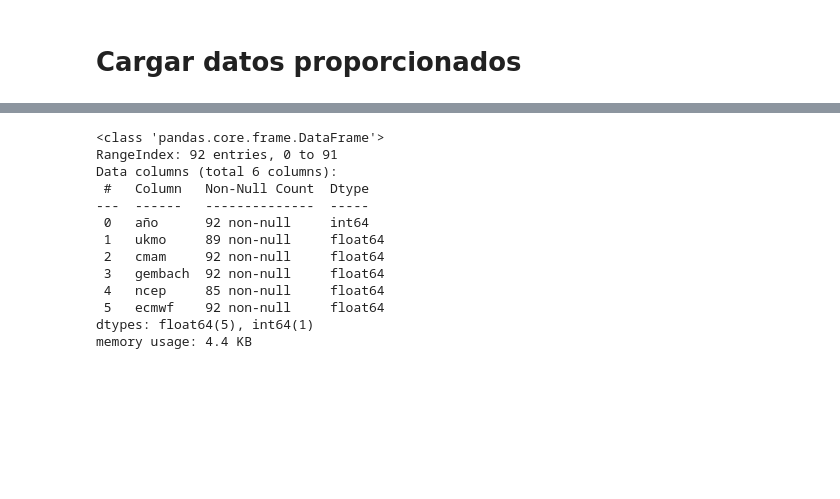
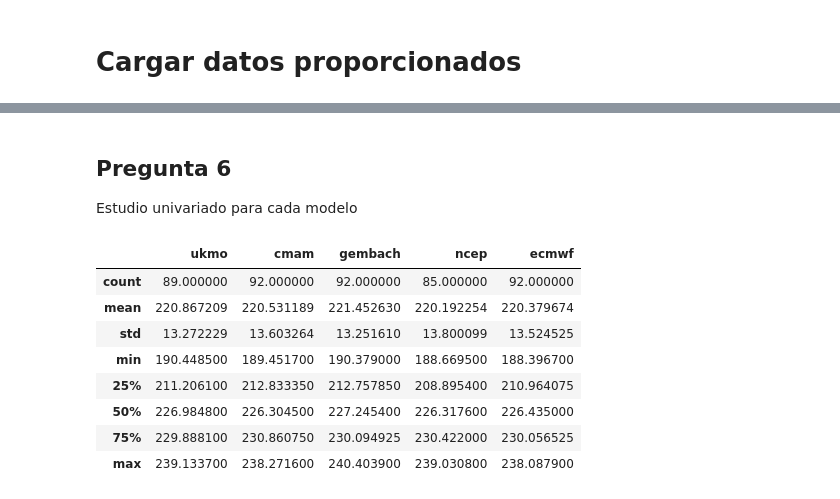
Before and after one commit to SebastianJanampa/ITBA, a Jupyter notebook: preliminares/codigo.ipynb, the cells around one changed output, grey strips where cells are left out. Drawn from its saved outputs; the diff is of its cells as text; code cells hidden in the pictures; blank space fills up the shorter version.

```diff
--- a/preliminares/codigo.ipynb
+++ b/preliminares/codigo.ipynb
@@ -21,16 +60,15 @@ df.head() # visualizar 5 primeras filas
+# %% [markdown]
+## Pregunta 6
+Estudio univariado para cada modelo
 # %%
-df.info()
+df.describe()
 # %% [output]
-<class 'pandas.core.frame.DataFrame'>
-RangeIndex: 92 entries, 0 to 91
-Data columns (total 6 columns):
- #   Column   Non-Null Count  Dtype
----  ------   --------------  -----
- 0   año      92 non-null     int64
- 1   ukmo     89 non-null     float64
- 2   cmam     92 non-null     float64
- 3   gembach  92 non-null     float64
- 4   ncep     85 non-null     float64
- 5   ecmwf    92 non-null     float64
-dtypes: float64(5), int64(1)
-memory usage: 4.4 KB
+|  | ukmo | cmam | gembach | ncep | ecmwf |
+| count | 89.000000 | 92.000000 | 92.000000 | 85.000000 | 92.000000 |
+| mean | 220.867209 | 220.531189 | 221.452630 | 220.192254 | 220.379674 |
+| std | 13.272229 | 13.603264 | 13.251610 | 13.800099 | 13.524525 |
+| min | 190.448500 | 189.451700 | 190.379000 | 188.669500 | 188.396700 |
+| 25% | 211.206100 | 212.833350 | 212.757850 | 208.895400 | 210.964075 |
+| 50% | 226.984800 | 226.304500 | 227.245400 | 226.317600 | 226.435000 |
+| 75% | 229.888100 | 230.860750 | 230.094925 | 230.422000 | 230.056525 |
+| max | 239.133700 | 238.271600 | 240.403900 | 239.030800 | 238.087900 |
```
Also changed, not shown: parts of 16 cells of this notebook.
